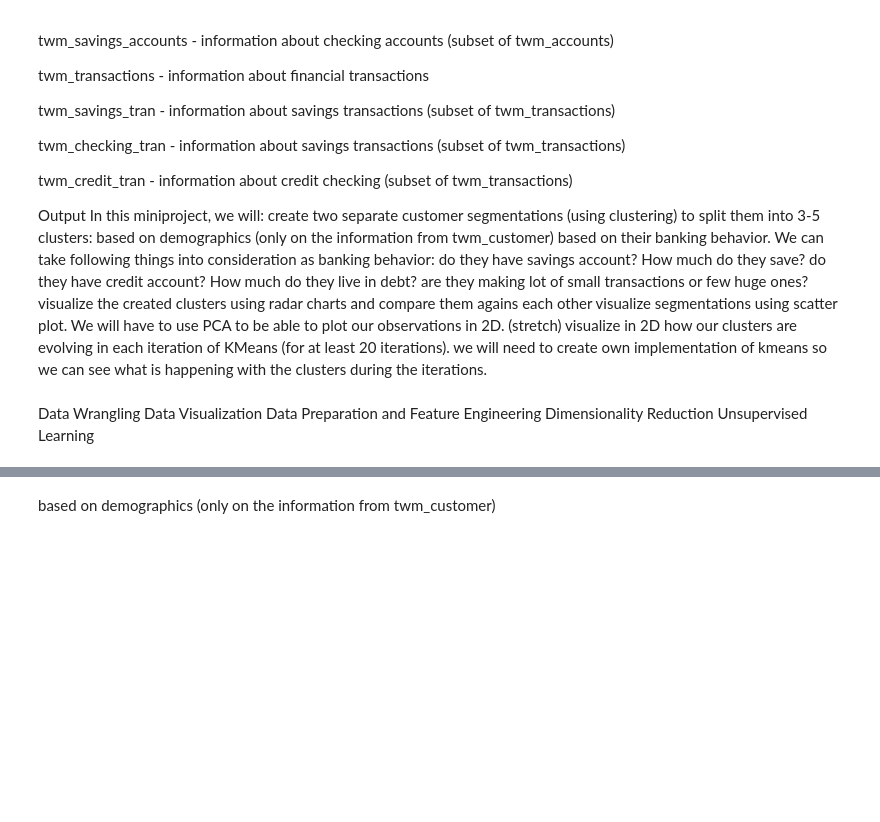
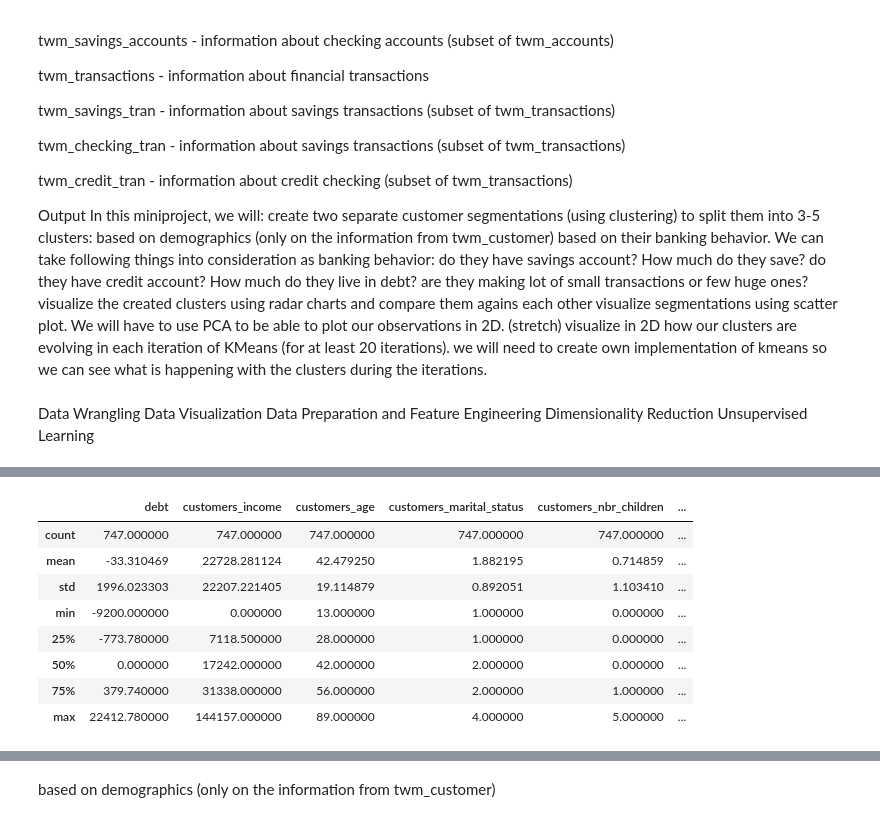
Before and after one commit to digitalminimal/mini-project-III, a Jupyter notebook: mini-project-III.ipynb, the cells around one changed output, grey strips where cells are left out. Saved outputs shown, nothing was run; the diff lists cells and outputs as text; code cells hidden in the pictures; blank space fills up the shorter version.

```diff
--- a/mini-project-III.ipynb
+++ b/mini-project-III.ipynb
@@ -72,0 +146,13 @@ Database
+# %%
+#add suffix, run once
+twm_customer.columns = 'customers_' + twm_customer.columns.values
+twm_savings_accounts.columns = 'savings_' + twm_savings_accounts.columns.values
+twm_credit_accounts.columns = 'credit_' + twm_credit_accounts.columns.values
+twm_checking_accounts.columns = 'checking_' + twm_checking_accounts.columns.values
+
+# twm_customer.rename({'customers_cust_id': 'cust_id','savings_acct_nbr':'acct_nbr'}, axis=1, inplace=True)
+# twm_savings_accounts.rename({'savings_cust_id': 'cust_id'}, axis=1, inplace=True)
+# twm_credit_accounts.rename({'credit_cust_id': 'cust_id'}, axis=1, inplace=True)
+# twm_checking_accounts.rename({'checking_cust_id': 'cust_id'}, axis=1, inplace=True)
+
+# twm_customer
@@ -72,0 +178,25 @@ Database
+# %%
+# old code works.
+# Merge Custumer, savings and credits , run once
+new=twm_customer.merge(twm_savings_accounts, how='left',left_on='customers_cust_id', right_on='savings_cust_id')
+new=new.merge(twm_credit_accounts, how='left',left_on='customers_cust_id', right_on='credit_cust_id')
+new=new.merge(twm_checking_accounts, how='left',left_on='customers_cust_id', right_on='checking_cust_id')
+new['credit_ending_balance'] = np.where(new['credit_ending_balance'].isnull(), 0,new['credit_ending_balance'])
+new['savings_ending_balance'] = np.where(new['savings_ending_balance'].isnull(), 0,new['savings_ending_balance'])
+new["debt"] = new["savings_ending_balance"] - new["credit_ending_balance"]
+new['has_saving_account'] = np.where(new['savings_acct_nbr'].isnull(), "NoSavingAccount", "Has a saving Account")
+new['has_credit_account'] = np.where(new['credit_acct_nbr'].isnull(), "No Credit Account", "Has a credit Account")
+new['has_checking_account'] = np.where(new['checking_acct_nbr'].isnull(), "NoChecking Account", "Has a Checking Account")
+new['is debt'] = np.where(new['debt'] < 0 , True,False)
+
+
+#
+# print(new[['debt','savings_ending_balance','credit_ending_balance',"is debt"]])
+# new
+# %%
+new['savings_cust_id'] = new['savings_cust_id'].astype('Int64')
+new['savings_acct_nbr'] = new['savings_acct_nbr'].astype('Int64')
+new['credit_cust_id'] = new['credit_cust_id'].astype('Int64')
+new['credit_acct_nbr'] = new['credit_acct_nbr'].astype('Int64')
+new['checking_cust_id'] = new['checking_cust_id'].astype('Int64')
+new['checking_acct_nbr'] = new['checking_acct_nbr'].astype('Int64')
@@ -72,0 +210,16 @@ Database
+# %%
+# new=new[]Income , Age ,Gender,Marital Status,City,Has children or not
+new=new[['debt','has_saving_account','has_credit_account','has_checking_account','customers_income','customers_age','customers_gender','customers_marital_status',
+          'customers_city_name','customers_nbr_children',
+          'credit_account_active','credit_ending_balance','savings_account_active','savings_ending_balance','is debt']]
+new.describe()
+# %% [output]
+|  | debt | customers_income | customers_age | customers_marital_status | customers_nbr_children | ... |
+| count | 747.000000 | 747.000000 | 747.000000 | 747.000000 | 747.000000 | ... |
+| mean | -33.310469 | 22728.281124 | 42.479250 | 1.882195 | 0.714859 | ... |
+| std | 1996.023303 | 22207.221405 | 19.114879 | 0.892051 | 1.103410 | ... |
+| min | -9200.000000 | 0.000000 | 13.000000 | 1.000000 | 0.000000 | ... |
+| 25% | -773.780000 | 7118.500000 | 28.000000 | 1.000000 | 0.000000 | ... |
+| 50% | 0.000000 | 17242.000000 | 42.000000 | 2.000000 | 0.000000 | ... |
+| 75% | 379.740000 | 31338.000000 | 56.000000 | 2.000000 | 1.000000 | ... |
+| max | 22412.780000 | 144157.000000 | 89.000000 | 4.000000 | 5.000000 | ... |
```
Also changed, not shown: parts of 40 cells of this notebook.
